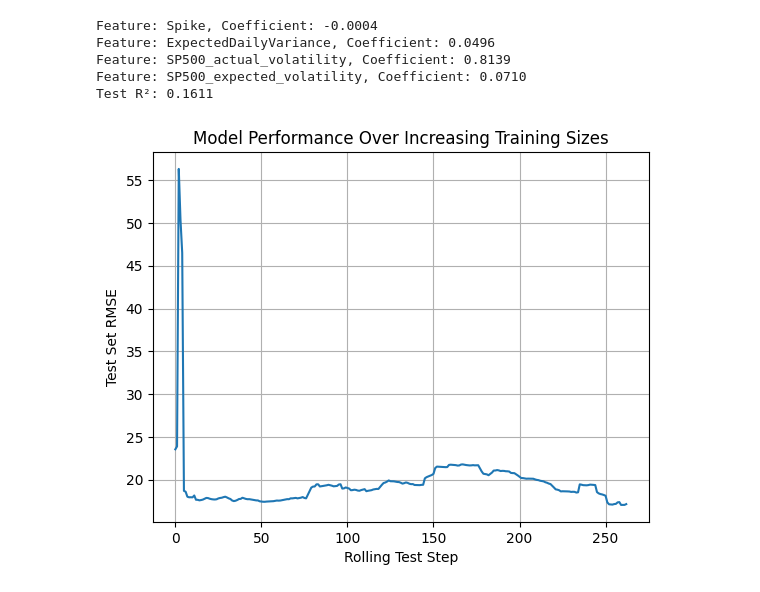
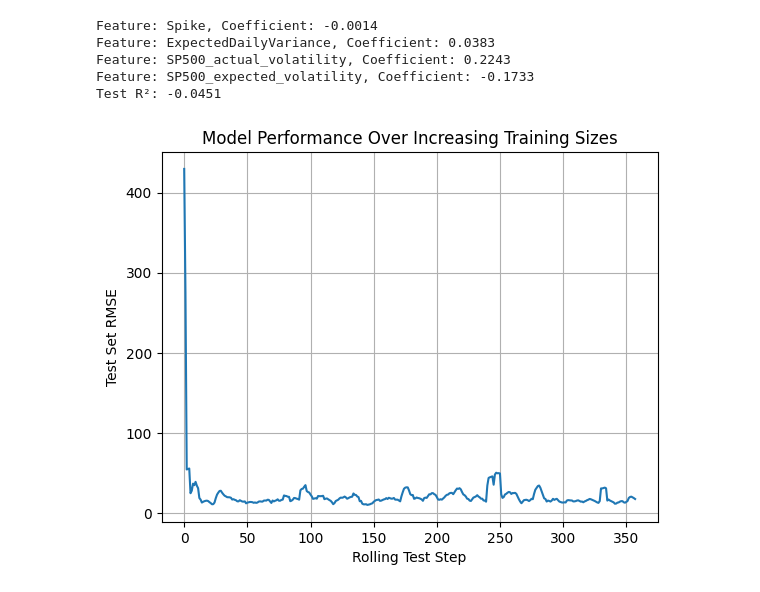
Before and after one commit to Erdos-Projects/fall-2025-financial-markets-and-sentiment, a Jupyter notebook: model_fitting/regression_fitting_daily_spikes.ipynb, the cells around one changed output. Drawn from its saved outputs; the diff is of its cells as text; code cells hidden in the pictures.

```diff
--- a/model_fitting/regression_fitting_daily_spikes.ipynb
+++ b/model_fitting/regression_fitting_daily_spikes.ipynb
@@ -95,15 +92,14 @@ R^2: 0.07062639137327031
 # %%
 #repeat for daily spike vs biweek after volatility
-y
+X_cols = ['Spike', 'ExpectedDailyVariance', 'weekly_SP500_expected_volatility','biweekly_SP500_expected_volatility', 'expected_biweekly_volatility', 'expected_weekly_volatility', 'SP500_expected_volatility']
 #Convert columns to numeric types (will turn any non-numeric into NaN)
 for col in X_cols + ['actual_biweekly_volatility']:
     spike_data[col] = pd.to_numeric(spike_data[col], errors='coerce')
 #Drop rows with any NaN in features or target (do this before fitting!)
 clean_df = spike_data.dropna(subset=X_cols + ['actual_biweekly_volatility'])
 
-X_cols = ['Spike', 'biweekly_SP500_actual_volatility', 'biweekly_SP500_expected_volatility']
-X = clean_df[X_cols]*1000
-y = clean_df['actual_biweekly_volatility'] *1000
+X = clean_df[X_cols]
+y = clean_df['actual_biweekly_volatility']
 model = LinearRegression()
 model.fit(X, y)
 
@@ -116,9 +112,9 @@ print("R^2:", model.score(X, y))
 plt.figure(figsize=(6, 6))
 plt.scatter(y, y_pred, alpha=0.4)
 plt.plot([y.min(), y.max()], [y.min(), y.max()], 'k--', lw=2)  # 45-degree line
-plt.xlabel('Actual Weekly Volatility')
-plt.ylabel('Predicted Weekly Volatility')
-plt.title('Actual vs Predicted Weekly Volatility')
+plt.xlabel('Actual BiWeekly Volatility')
+plt.ylabel('Predicted BiWeekly Volatility')
+plt.title('Actual vs Predicted BiWeekly Volatility')
 plt.grid(True)
 plt.show()
 # %% [output]
@@ -134,7 +134,7 @@ from sklearn.linear_model import LinearRegression
 from sklearn.metrics import mean_squared_error
 
 # Set max number of lags to include
-max_lag = 3
+max_lag = 7
 
 # Create lagged features grouped by Ticker
 for lag in range(1, max_lag + 1):
@@ -272,17 +303,25 @@ WeeklyMarketVolatility_lag_5: -0.2153
 # %%
 #Repeat for daily spike vs biweek after volatility
 # Create lagged features grouped by Ticker
-max_lag = 3
+max_lag = 15
 for lag in range(1, max_lag + 1):
     spike_data[f'Spike_lag_{lag}'] = spike_data.groupby('Ticker')['Spike'].shift(lag)
     spike_data[f'BiWeeklyVolatility_lag_{lag}'] = spike_data.groupby('Ticker')['actual_biweekly_volatility'].shift(lag)
     spike_data[f'BiWeeklyMarketVolatility_lag_{lag}'] = spike_data.groupby('Ticker')['biweekly_SP500_actual_volatility'].shift(lag)
+    spike_data[f'DailyVolatility_lag_{lag}'] = spike_data.groupby('Ticker')['actual_volatility'].shift(lag)
+    spike_data[f'WeeklyVolatility_lag_{lag}'] = spike_data.groupby('Ticker')['actual_weekly_volatility'].shift(lag)
+    spike_data[f'WeeklyMarketVolatility_lag_{lag}'] = spike_data.groupby('Ticker')['weekly_SP500_actual_volatility'].shift(lag)
+    spike_data[f'DailyMarketVolatility_lag_{lag}'] = spike_data.groupby('Ticker')['SP500_actual_volatility'].shift(lag)
 # Create target variable: future biweekly volatility (biweek after)
 spike_data['BiWeeklyVolatility_next'] = spike_data.groupby('Ticker')['actual_biweekly_volatility'].shift(-1)
 # Drop rows with any missing values for these lagged features or target
 features = [f'Spike_lag_{lag}' for lag in range(1, max_lag + 1)] + \
            [f'BiWeeklyVolatility_lag_{lag}' for lag in range(1, max_lag + 1)] + \
-           [f'BiWeeklyMarketVolatility_lag_{lag}' for lag in range(1, max_lag + 1)]
+           [f'BiWeeklyMarketVolatility_lag_{lag}' for lag in range(1, max_lag + 1)] + \
+            [f'WeeklyVolatility_lag_{lag}' for lag in range(1, max_lag + 1)] + \
+           [f'WeeklyMarketVolatility_lag_{lag}' for lag in range(1, max_lag + 1)] + \
+            [f'DailyMarketVolatility_lag_{lag}' for lag in range(1, max_lag + 1)] + \
+            [f'DailyVolatility_lag_{lag}' for lag in range(1, max_lag + 1)]
 spike_data_model = spike_data.dropna(subset=features + ['BiWeeklyVolatility_next'])
 X = spike_data_model[features]*1000
 y = spike_data_model['BiWeeklyVolatility_next']*1000
@@ -336,7 +392,14 @@ from sklearn.metrics import mean_squared_error
 import numpy as np
 import matplotlib.pyplot as plt
 
-X_cols = ['Spike', 'ExpectedDailyVariance', 'SP500_actual_volatility', 'SP500_expected_volatility']
+
+all_y_test = []
+all_y_pred = []
+all_test_dates = []
+
+
+
+X_cols = ['Spike', 'ExpectedDailyVariance','SP500_actual_volatility', 'SP500_expected_volatility']
 
 # Convert columns to numeric (convert errors to NaN)
 for col in X_cols + ['actual_volatility']:
@@ -353,11 +416,13 @@ clean_df['actual_volatility_scaled'] = clean_df['actual_volatility'] * 1000
 clean_df = clean_df.sort_values('Date')
 
 unique_dates = clean_df['Date'].unique()
-test_size = 100  # number of days to include in each test set (adjust as needed)
+test_size = 5 # number of days to include in each test set (adjust as needed)
 
 rmse_scores = []
 
 for start_test_idx in range(1, len(unique_dates) - test_size):
+
+
     train_dates = unique_dates[:start_test_idx]
     test_dates = unique_dates[start_test_idx:start_test_idx + test_size]
 
@@ -368,37 +433,40 @@ for start_test_idx in range(1, len(unique_dates) - test_size):
     y_train = train_df['actual_volatility_scaled']
 
     X_test = test_df[X_cols]
     y_test = test_df['actual_volatility_scaled']
 
     model = LinearRegression()
     model.fit(X_train, y_train)
 
     y_pred = model.predict(X_test)
-
+    # Append to lists
+    all_y_test.extend(y_test)
+    all_y_pred.extend(y_pred)
+    all_test_dates.extend(test_df['Date'])
     rmse = np.sqrt(mean_squared_error(y_test, y_pred))
     rmse_scores.append(rmse)
 
 # After model.fit(X, y)
 
 importance = model.coef_
 
 for i, v in enumerate(importance):
     print(f"Feature: {X_cols[i]}, Coefficient: {v:.4f}")
 
 r2_test = model.score(X_test, y_test)
 print(f"Test R²: {r2_test:.4f}")
 
 # Plot RMSE trend over time
 plt.plot(rmse_scores)
 plt.xlabel('Rolling Test Step')
 plt.ylabel('Test Set RMSE')
 plt.title('Model Performance Over Increasing Training Sizes')
 plt.grid(True)
 plt.show()
 # %% [output]
-Feature: Spike, Coefficient: -0.0004
-Feature: ExpectedDailyVariance, Coefficient: 0.0496
-Feature: SP500_actual_volatility, Coefficient: 0.8139
-Feature: SP500_expected_volatility, Coefficient: 0.0710
-Test R²: 0.1611
+Feature: Spike, Coefficient: -0.0014
+Feature: ExpectedDailyVariance, Coefficient: 0.0383
+Feature: SP500_actual_volatility, Coefficient: 0.2243
+Feature: SP500_expected_volatility, Coefficient: -0.1733
+Test R²: -0.0451
-[figure, old version]
+[figure, new version]
```
Also changed, not shown: parts of 11 cells of this notebook, 6 other files.
